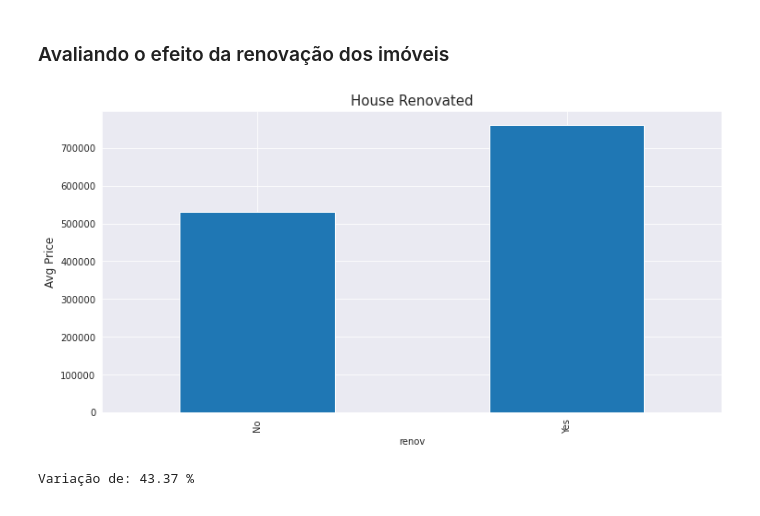
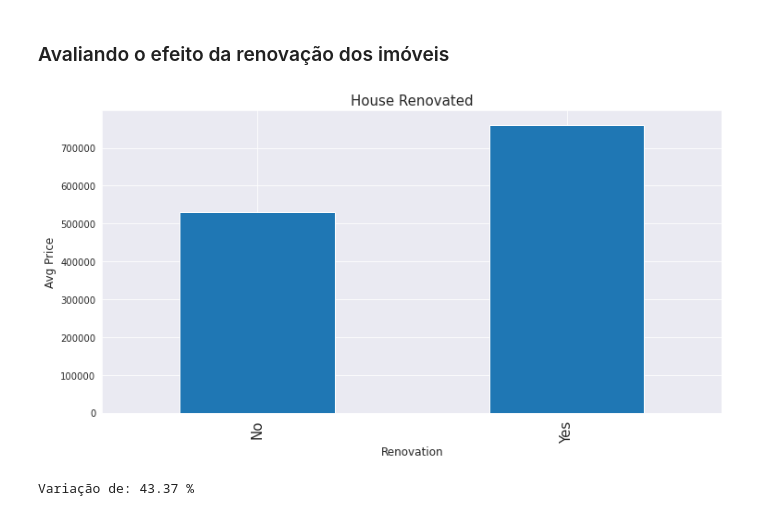
Before and after one commit to GabrielG16/HouseRocket-Pricing, a Jupyter notebook: Insights.ipynb, the cells around one changed output. Saved outputs shown, nothing was run; the diff lists cells and outputs as text; code cells hidden in the pictures.

```diff
--- a/Insights.ipynb
+++ b/Insights.ipynb
@@ -522,12 +493,15 @@ df['renov'] = df.yr_renovated.apply(lambda x: 1 if x>0 else 0)
 # %%
 plt.figure(figsize = (12,6))
 df.groupby('renov').mean()['price'].plot(kind = 'bar', )
 plt.title("House Renovated", fontsize = 15)
+
 plt.ylabel('Avg Price', fontsize = 12)
-plt.xticks(ticks = [0,1], labels = ['No', 'Yes'])
+plt.xlabel('Renovation', fontsize = 12)
+
+plt.xticks(ticks = [0,1], labels = ['No', 'Yes'], fontsize=15)
 plt.show()
 # %% [output]
-[figure, old version]
+[figure, new version]
 # %%
 print(f"Variação de: {round((df.groupby('renov').mean()['price'][1] - df.groupby('renov').mean()['price'][0])/(df.groupby('renov').mean()['price'][0])*100,2)} %")
 # %% [output]
```
Also changed, not shown: parts of 31 cells of this notebook.
